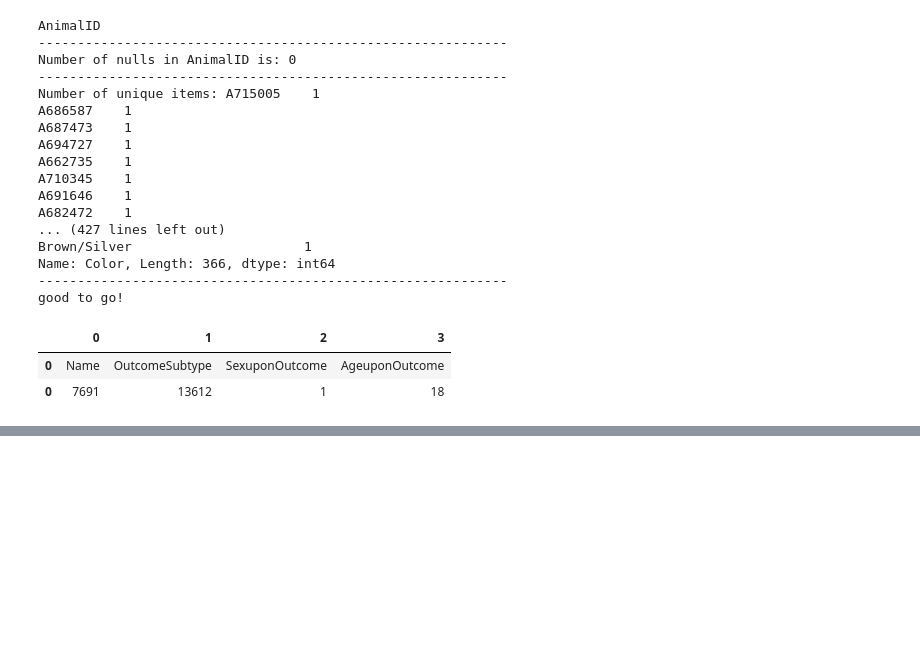
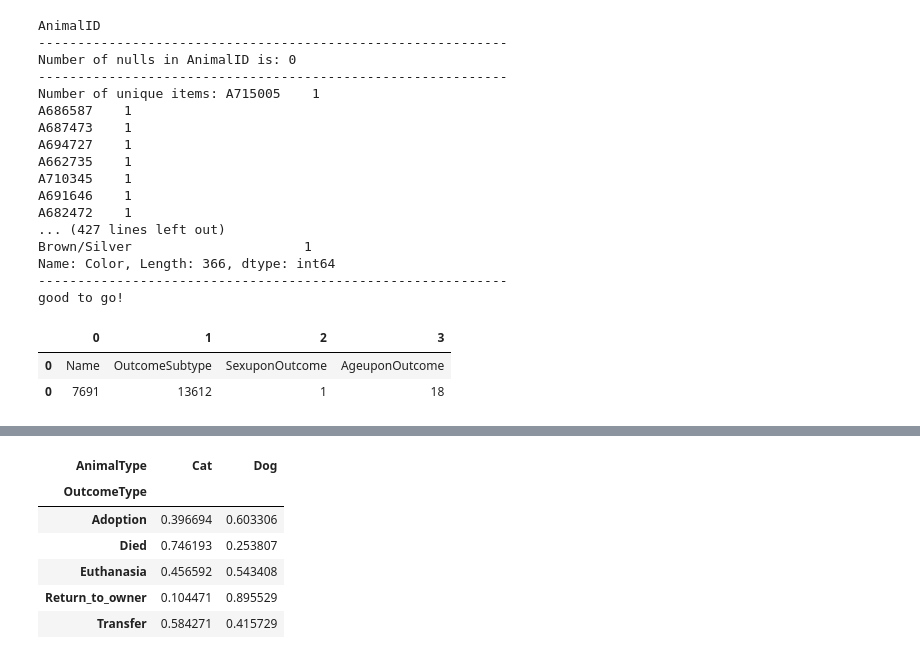
Before and after one commit to Jacqueline-A-Shay/Animal_Shelter, a Jupyter notebook: u.ipynb, the cells around one changed output, grey strips where cells are left out. Drawn from its saved outputs; the diff is of its cells as text; code cells hidden in the pictures; blank space fills up the shorter version.

```diff
--- a/u.ipynb
+++ b/u.ipynb
@@ -174,3 +309,13 @@ null_pd
+# %%
+pd.crosstab(df.OutcomeType, df.AnimalType).apply(lambda r: r/r.sum(), axis=1)
+# %% [output]
+| AnimalType | Cat | Dog |
+| OutcomeType |  |  |
+| Adoption | 0.396694 | 0.603306 |
+| Died | 0.746193 | 0.253807 |
+| Euthanasia | 0.456592 | 0.543408 |
+| Return_to_owner | 0.104471 | 0.895529 |
+| Transfer | 0.584271 | 0.415729 |
 # %%
 df.replace(r'^\s*$', np.nan, regex = True, inplace = True)
 # %%
```
Also changed, not shown: parts of 15 cells of this notebook.
